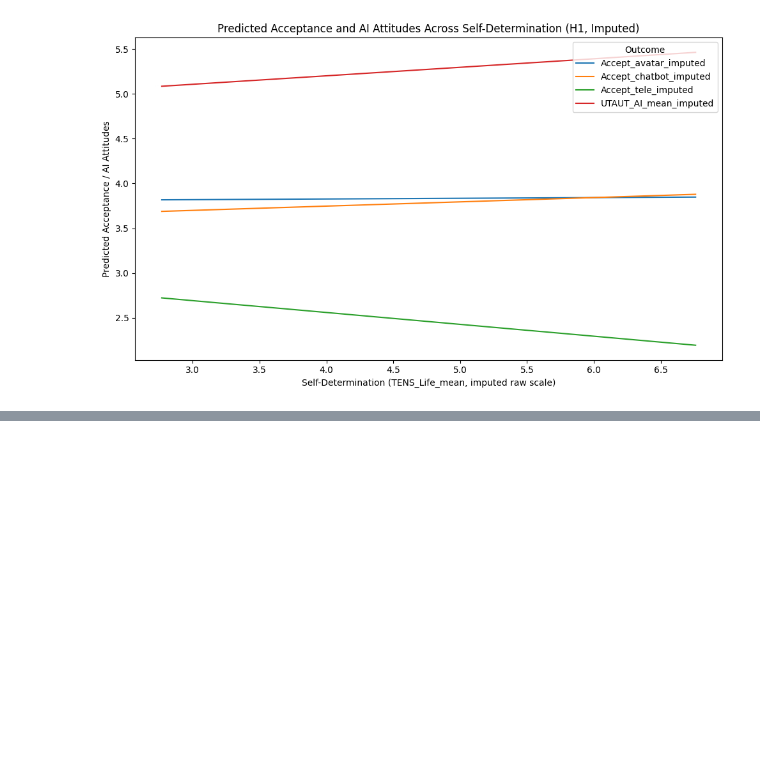
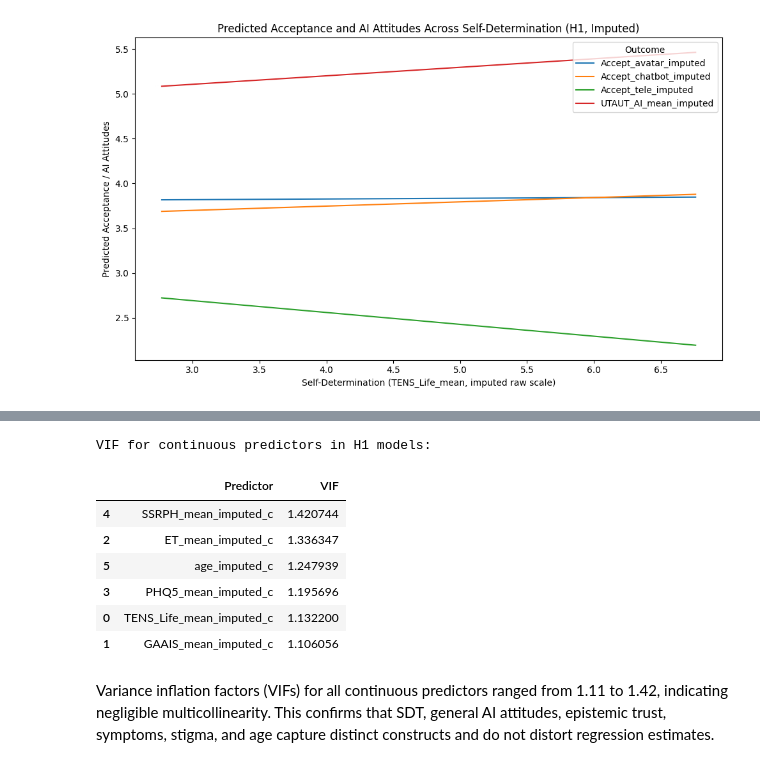
Before and after one commit to ZhaoJackson/AI_Attitude_Psychotherapy, a Jupyter notebook: H1_Main_Effect_SDT_Acceptance.ipynb, the cells around one changed output, grey strips where cells are left out. Drawn from its saved outputs; the diff is of its cells as text; code cells hidden in the pictures; blank space fills up the shorter version.

```diff
--- a/H1_Main_Effect_SDT_Acceptance.ipynb
+++ b/H1_Main_Effect_SDT_Acceptance.ipynb
@@ -575,0 +581,35 @@ plt.show()
+# %%
+vif_vars = [
+    "TENS_Life_mean_imputed_c",
+    "GAAIS_mean_imputed_c",
+    "ET_mean_imputed_c",
+    "PHQ5_mean_imputed_c",
+    "SSRPH_mean_imputed_c",
+    "age_imputed_c",
+]
+
+# Drop missing just in case (should already be complete for these)
+X = h1_df[vif_vars].dropna().copy()
+X_const = sm.add_constant(X)
+
+vif_rows = []
+for i, col in enumerate(X_const.columns):
+    if col == "const":
+        continue
+    vif_val = variance_inflation_factor(X_const.values, i)
+    vif_rows.append({"Predictor": col, "VIF": vif_val})
+
+vif_df = pd.DataFrame(vif_rows)
+print("VIF for continuous predictors in H1 models:")
+display(vif_df.sort_values("VIF", ascending=False))
+# %% [output]
+VIF for continuous predictors in H1 models:
+|  | Predictor | VIF |
+| 4 | SSRPH_mean_imputed_c | 1.420744 |
+| 2 | ET_mean_imputed_c | 1.336347 |
+| 5 | age_imputed_c | 1.247939 |
+| 3 | PHQ5_mean_imputed_c | 1.195696 |
+| 0 | TENS_Life_mean_imputed_c | 1.132200 |
+| 1 | GAAIS_mean_imputed_c | 1.106056 |
+# %% [markdown]
+Variance inflation factors (VIFs) for all continuous predictors ranged from 1.11 to 1.42, indicating negligible multicollinearity. This confirms that SDT, general AI attitudes, epistemic trust, symptoms, stigma, and age capture distinct constructs and do not distort regression estimates.
```
Also changed, not shown: parts of 4 cells of this notebook.
